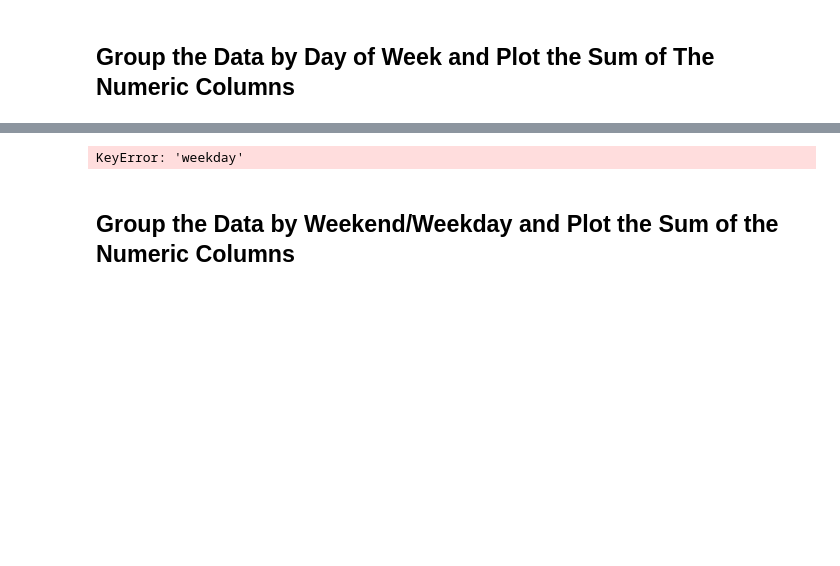
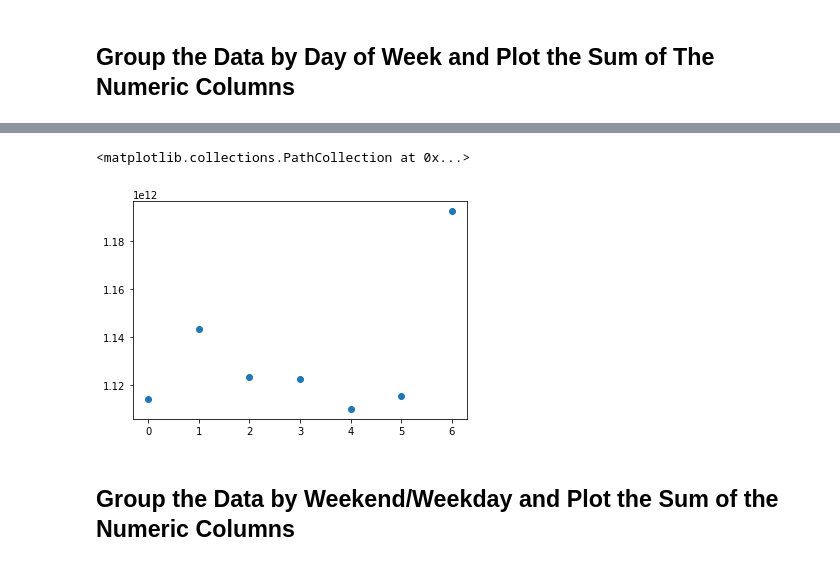
Before and after one commit to powergascan/dsc-pandas-series-and-dataframes-lab-dc-ds-071519, a Jupyter notebook: index.ipynb, the cells around one changed output, grey strips where cells are left out. Saved outputs shown, nothing was run; the diff lists cells and outputs as text; code cells hidden in the pictures; blank space fills up the shorter version.

```diff
--- a/index.ipynb
+++ b/index.ipynb
@@ -127,10 +127,11 @@ df.head()
 | 113982 | PTH06 | R546 | 00-00-08 | PAVONIA/NEWPORT | 1 | PTH | 2018-08-31 | 20:26:09 | REGULAR | 936279 | 1299823 | ... |
 | 113983 | PTH06 | R546 | 00-00-09 | PAVONIA/NEWPORT | 1 | PTH | 2018-08-25 | 03:39:25 | REGULAR | 404642 | 330523 | ... |
 # %%
-df_agg=df.groupby('weekday')[['entries','exits']].apply(lambda x: x.sum())
+df_agg=df.groupby('weekday')[['entries','exits']].apply(lambda x: x.sum()).reset_index()
 plt.scatter(df_agg['weekday'],df_agg['entries'])
 # %% [output]
-KeyError: 'weekday'
+<matplotlib.collections.PathCollection at 0x...>
+[figure, added]
 # %% [markdown]
 ## Group the Data by Weekend/Weekday and Plot the Sum of the Numeric Columns
 # %%
```
